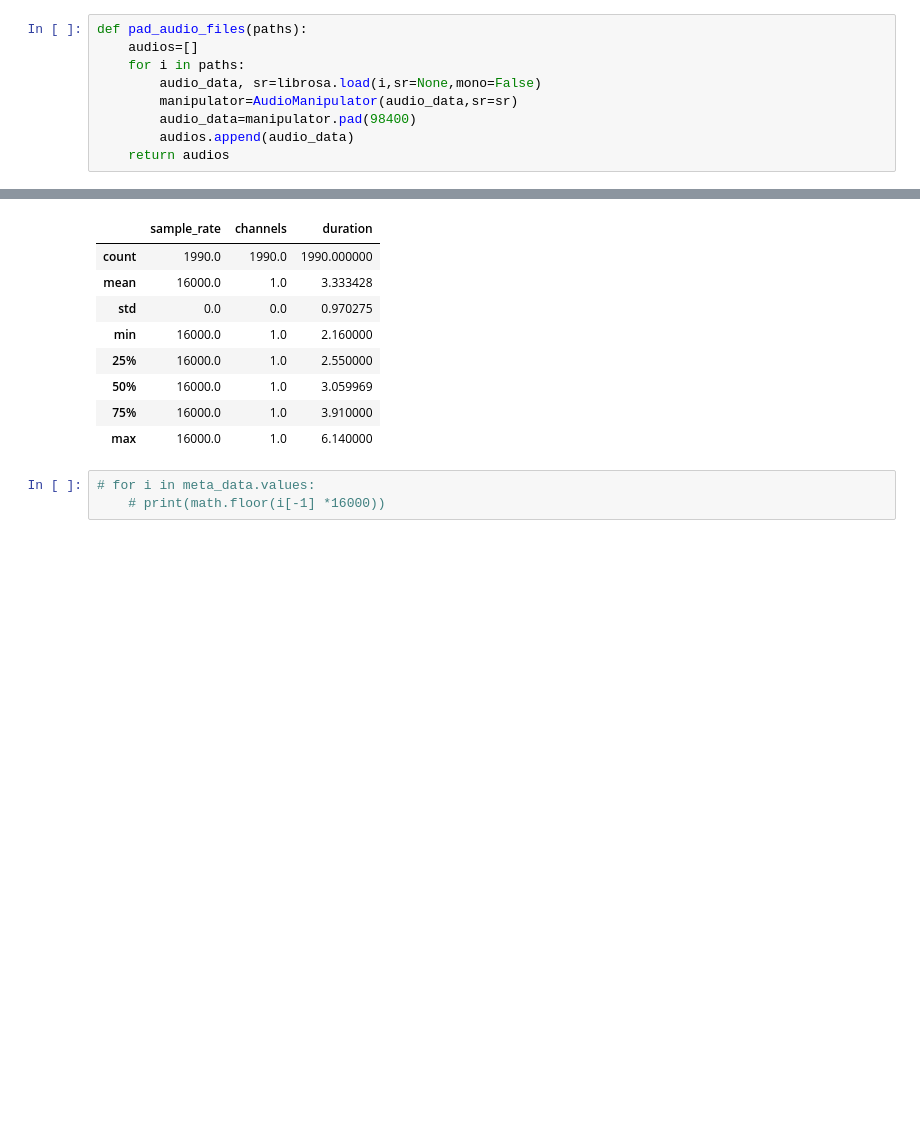
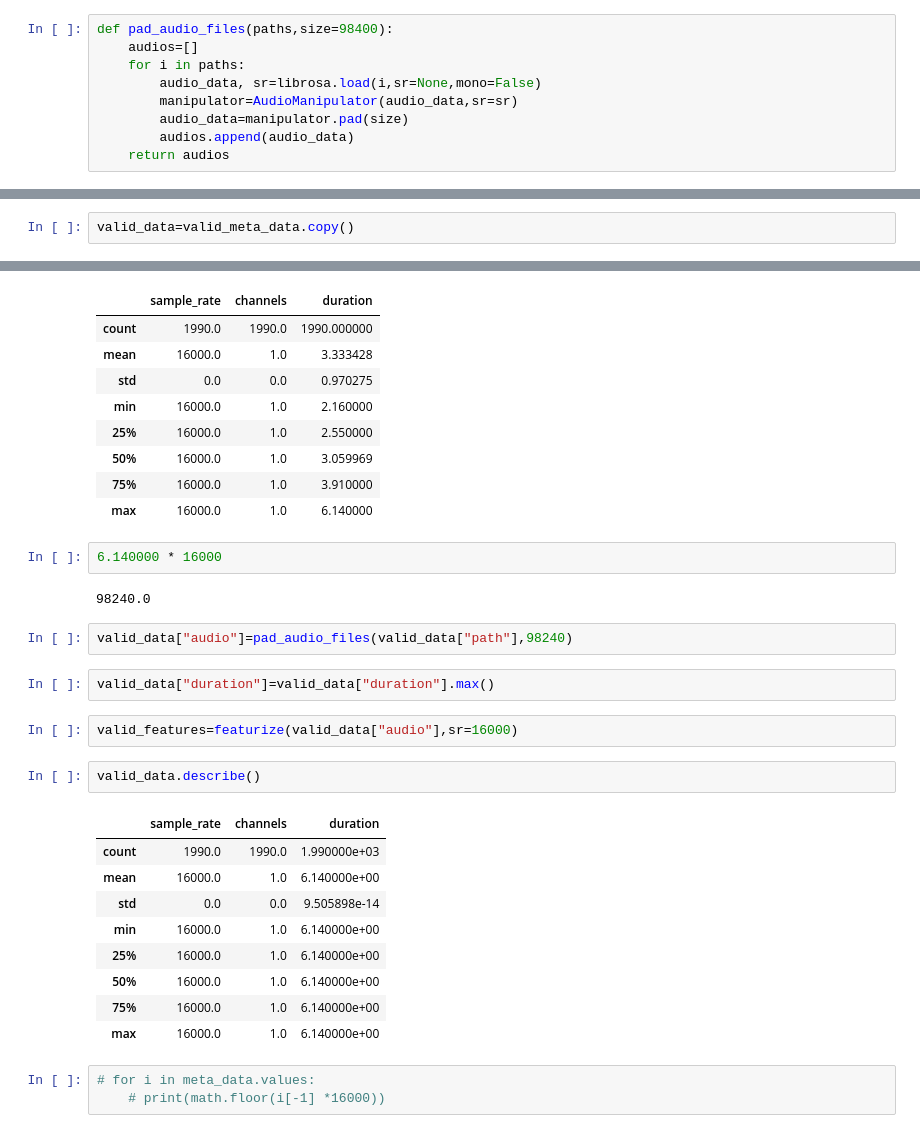
Before and after one commit to nebasam/Week-4, a Jupyter notebook: notebook/AudioExplore.ipynb, the cells around one changed output, grey strips where cells are left out. Cells and saved outputs as stored; diff of their text form; blank space fills up the shorter version.

Commit message:
Work in progress Modeling and batch data

```diff
--- a/notebook/AudioExplore.ipynb
+++ b/notebook/AudioExplore.ipynb
@@ -231,12 +231,12 @@ print(meta_data.columns)
 # %% [output]
 NameError: name 'meta_data' is not defined
 # %%
-def pad_audio_files(paths):
+def pad_audio_files(paths,size=98400):
     audios=[]
     for i in paths:
         audio_data, sr=librosa.load(i,sr=None,mono=False)
         manipulator=AudioManipulator(audio_data,sr=sr)
-        audio_data=manipulator.pad(98400)
+        audio_data=manipulator.pad(size)
         audios.append(audio_data)
     return audios
 # %%
@@ -388,6 +453,8 @@ valid_meta_data=valid_meta.generate_meta_data()
 # %%
 
 valid_meta.meta_to_json("../artifacts/valid_meta.json")
+# %%
+valid_data=valid_meta_data.copy()
 # %%
 valid_meta_data.describe()
 # %% [output]
@@ -400,6 +467,28 @@ valid_meta_data.describe()
 | 50% | 16000.0 | 1.0 | 3.059969 |
 | 75% | 16000.0 | 1.0 | 3.910000 |
 | max | 16000.0 | 1.0 | 6.140000 |
+# %%
+6.140000 * 16000
+# %% [output]
+98240.0
+# %%
+valid_data["audio"]=pad_audio_files(valid_data["path"],98240)
+# %%
+valid_data["duration"]=valid_data["duration"].max()
+# %%
+valid_features=featurize(valid_data["audio"],sr=16000)
+# %%
+valid_data.describe()
+# %% [output]
+|  | sample_rate | channels | duration |
+| count | 1990.0 | 1990.0 | 1.990000e+03 |
+| mean | 16000.0 | 1.0 | 6.140000e+00 |
+| std | 0.0 | 0.0 | 9.505898e-14 |
+| min | 16000.0 | 1.0 | 6.140000e+00 |
+| 25% | 16000.0 | 1.0 | 6.140000e+00 |
+| 50% | 16000.0 | 1.0 | 6.140000e+00 |
+| 75% | 16000.0 | 1.0 | 6.140000e+00 |
+| max | 16000.0 | 1.0 | 6.140000e+00 |
 # %%
 # for i in meta_data.values:
     # print(math.floor(i[-1] *16000))
```
Also changed, not shown: parts of 10 cells of this notebook.
